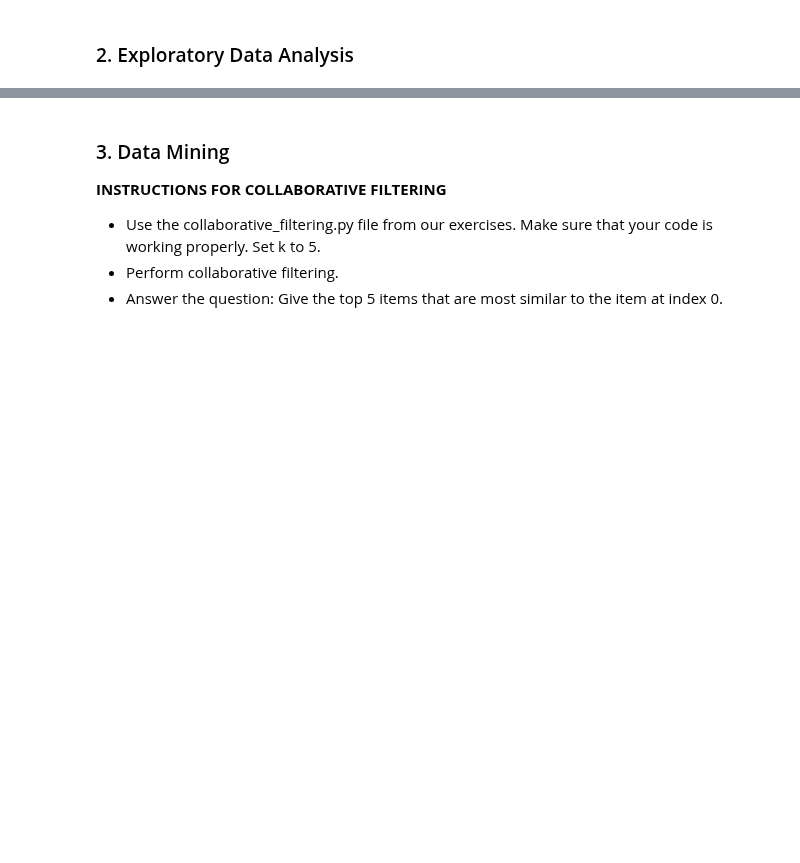
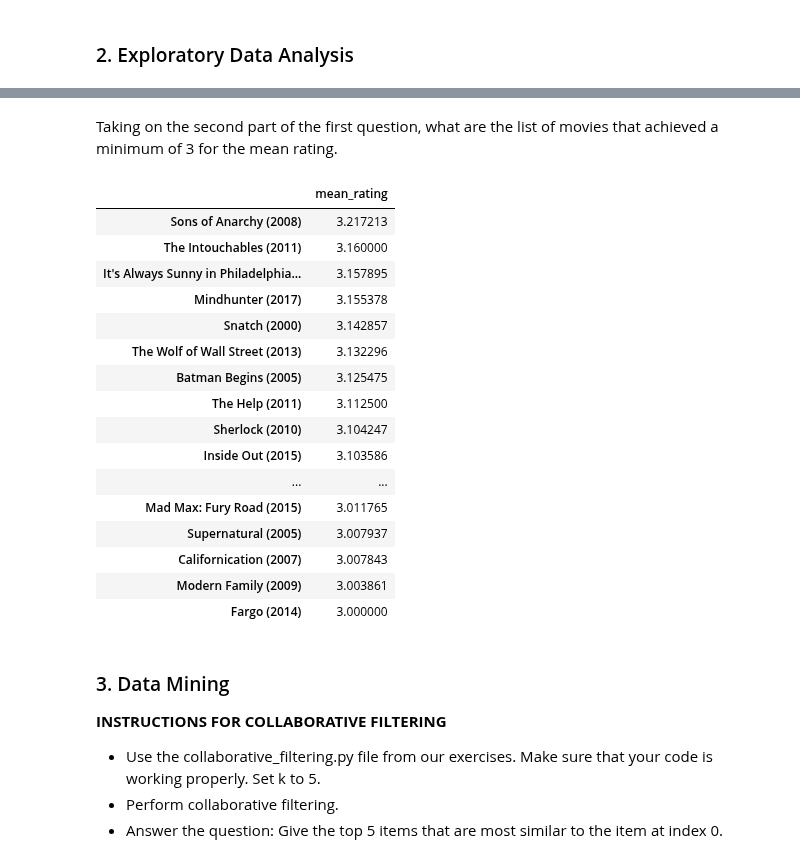
Before and after one commit to jm55/CSMODEL, a Jupyter notebook: Project 2/CSMODEL - Movies_Collab Project.ipynb, the cells around one changed output, grey strips where cells are left out. Drawn from its saved outputs; the diff is of its cells as text; code cells hidden in the pictures; blank space fills up the shorter version.

```diff
--- a/Project 2/CSMODEL - Movies_Collab Project.ipynb
+++ b/Project 2/CSMODEL - Movies_Collab Project.ipynb
@@ -97,3 +122,25 @@ main_df
+# %% [markdown]
+Taking on the second part of the first question, what are the list of movies that achieved a minimum of 3 for the mean rating.
+# %%
+vis_df[vis_df['mean_rating'] >= 3].sort_values(by='mean_rating', ascending=False)
+# %% [output]
+|  | mean_rating |
+| Sons of Anarchy (2008) | 3.217213 |
+| The Intouchables (2011) | 3.160000 |
+| It's Always Sunny in Philadelphia... | 3.157895 |
+| Mindhunter (2017) | 3.155378 |
+| Snatch (2000) | 3.142857 |
+| The Wolf of Wall Street (2013) | 3.132296 |
+| Batman Begins (2005) | 3.125475 |
+| The Help (2011) | 3.112500 |
+| Sherlock (2010) | 3.104247 |
+| Inside Out (2015) | 3.103586 |
+| ... | ... |
+| Mad Max: Fury Road (2015) | 3.011765 |
+| Supernatural (2005) | 3.007937 |
+| Californication (2007) | 3.007843 |
+| Modern Family (2009) | 3.003861 |
+| Fargo (2014) | 3.000000 |
 # %% [markdown]
 ### 3. Data Mining
 
```
Also changed, not shown: parts of 14 cells of this notebook.
